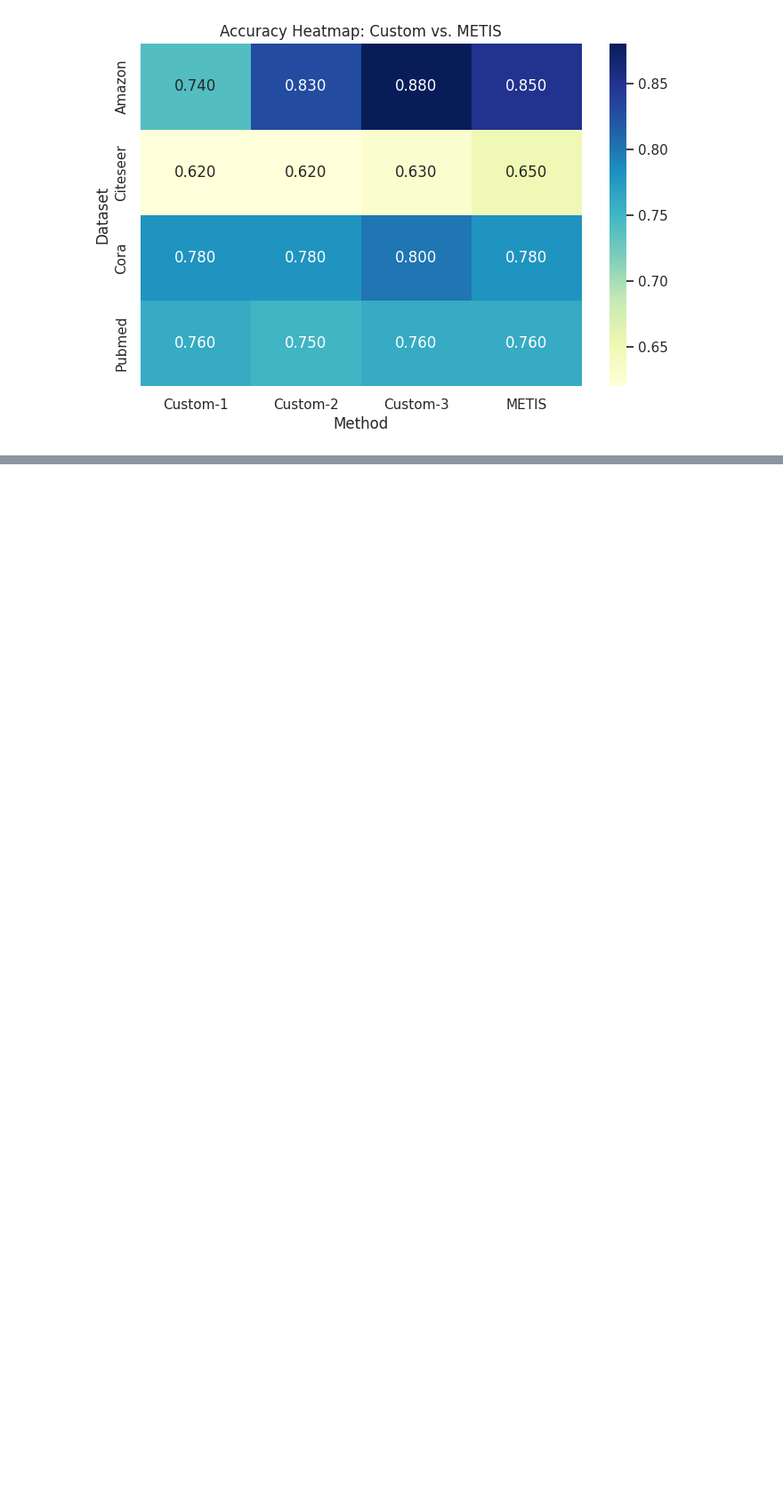
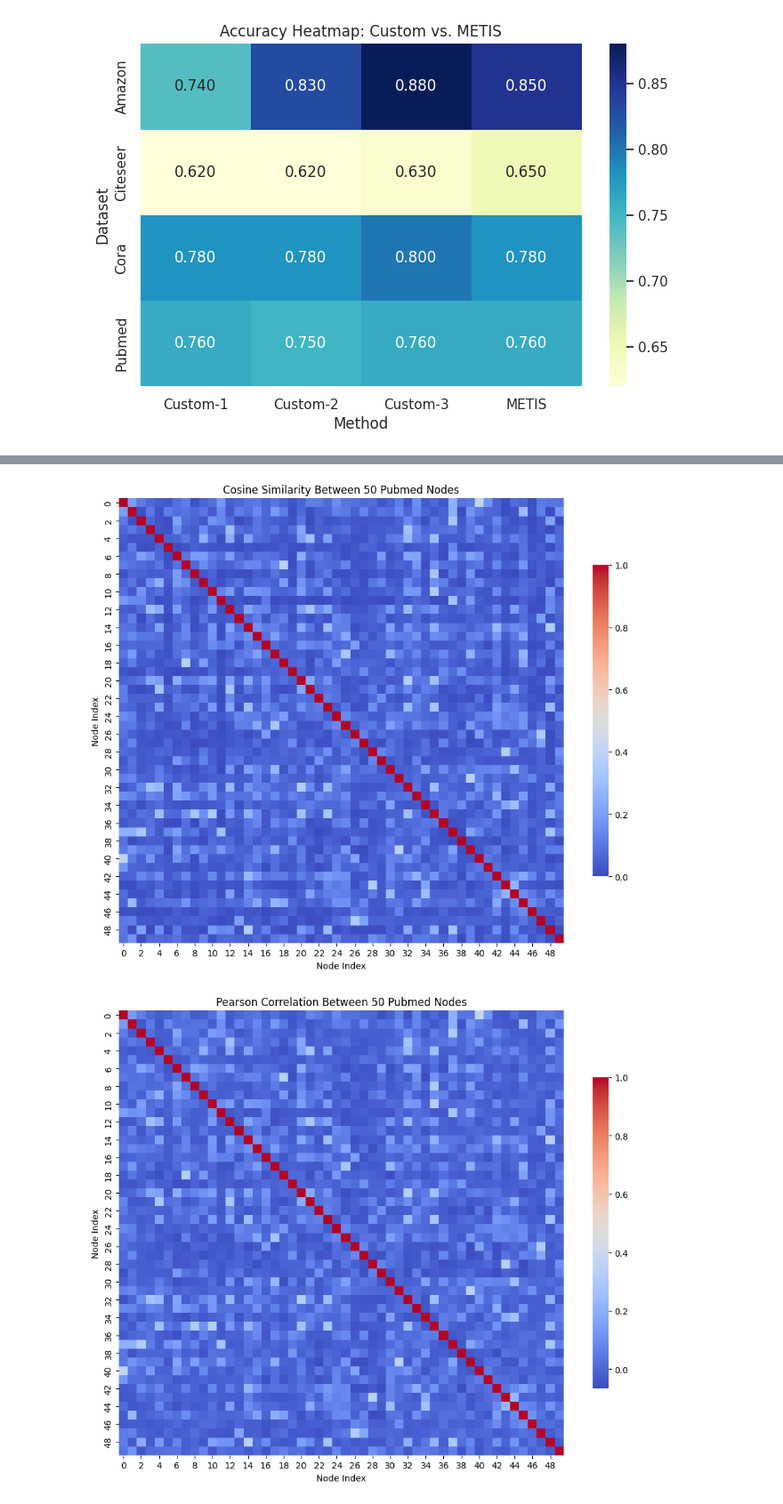
Before and after one commit to ghommidhWassim/GNN-variants, a Jupyter notebook: nodeFeatCorrGCN.ipynb, the cells around one changed output, grey strips where cells are left out. Shown at 89% size. Saved outputs shown, nothing was run; the diff lists cells and outputs as text; code cells hidden in the pictures; blank space fills up the shorter version.

```diff
--- a/nodeFeatCorrGCN.ipynb
+++ b/nodeFeatCorrGCN.ipynb
@@ -1081,0 +1038,47 @@ plt.show()
+# %%
+import torch
+import numpy as np
+import matplotlib.pyplot as plt
+import seaborn as sns
+from torch_geometric.datasets import Planetoid
+from sklearn.metrics.pairwise import cosine_similarity
+from scipy.stats import spearmanr
+
+# -------- 1. Load Pubmed dataset --------
+from torch_geometric.transforms import NormalizeFeatures
+dataset = Planetoid(root='/tmp/Pubmed', name='Pubmed', transform=NormalizeFeatures())
+data = dataset[0]
+
+# -------- 2. Get node features --------
+features = data.x.cpu().numpy()  # shape: [19717, 500]
+
+# -------- 3. Select 50 random nodes --------
+np.random.seed(42)
+selected_nodes = np.random.choice(features.shape[0], size=50, replace=False)
+selected_features = features[selected_nodes]  # shape: [50, 500]
+
+# -------- 4. Compute node-to-node similarity matrices --------
+
+# 4.1 Cosine Similarity
+cosine_sim = cosine_similarity(selected_features)
+
+# 4.2 Pearson Correlation (same as np.corrcoef)
+pearson_corr = np.corrcoef(selected_features)
+
+# 4.3 Spearman Correlation
+spearman_corr, _ = spearmanr(selected_features, axis=1)
+
+# -------- 5. Plot heatmaps --------
+def plot_heatmap(matrix, title):
+    plt.figure(figsize=(10, 8))
+    sns.heatmap(matrix, cmap='coolwarm', square=True, cbar_kws={"shrink": 0.7})
+    plt.title(title)
+    plt.xlabel("Node Index")
+    plt.ylabel("Node Index")
+    plt.tight_layout()
+    plt.show()
+
+plot_heatmap(cosine_sim, "Cosine Similarity Between 50 Pubmed Nodes")
+plot_heatmap(pearson_corr, "Pearson Correlation Between 50 Pubmed Nodes")
+plot_heatmap(spearman_corr, "Spearman Correlation Between 50 Pubmed Nodes")
+# %% [output]
@@ -1081,0 +1095,2 @@ plt.show()
+[figure, added]
+[figure, added]
```
Also changed, not shown: parts of 17 cells of this notebook.
